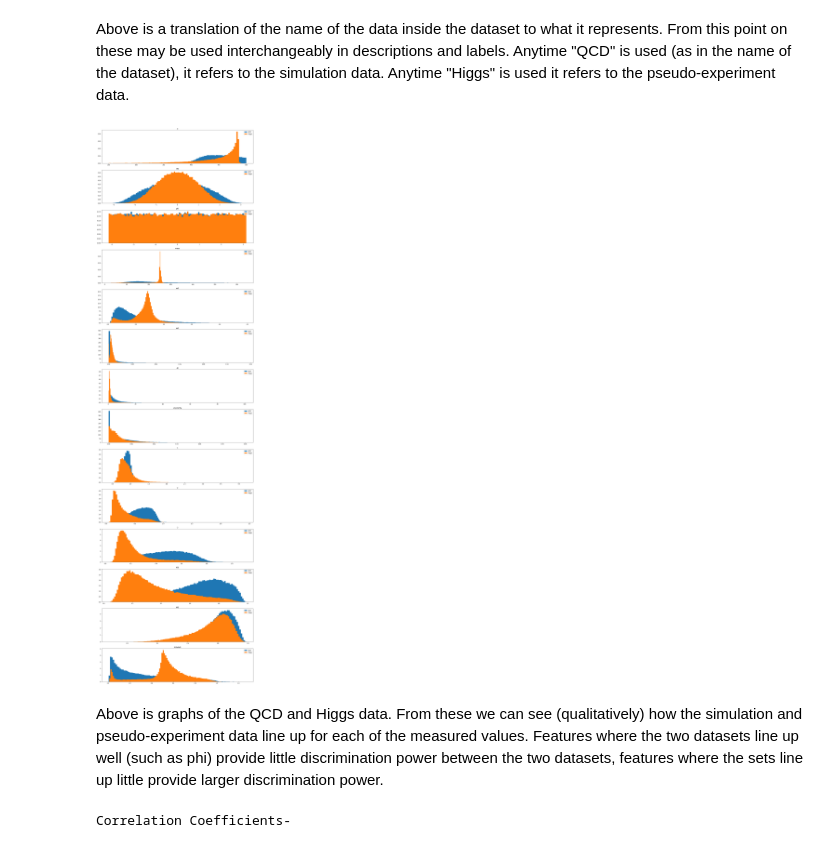
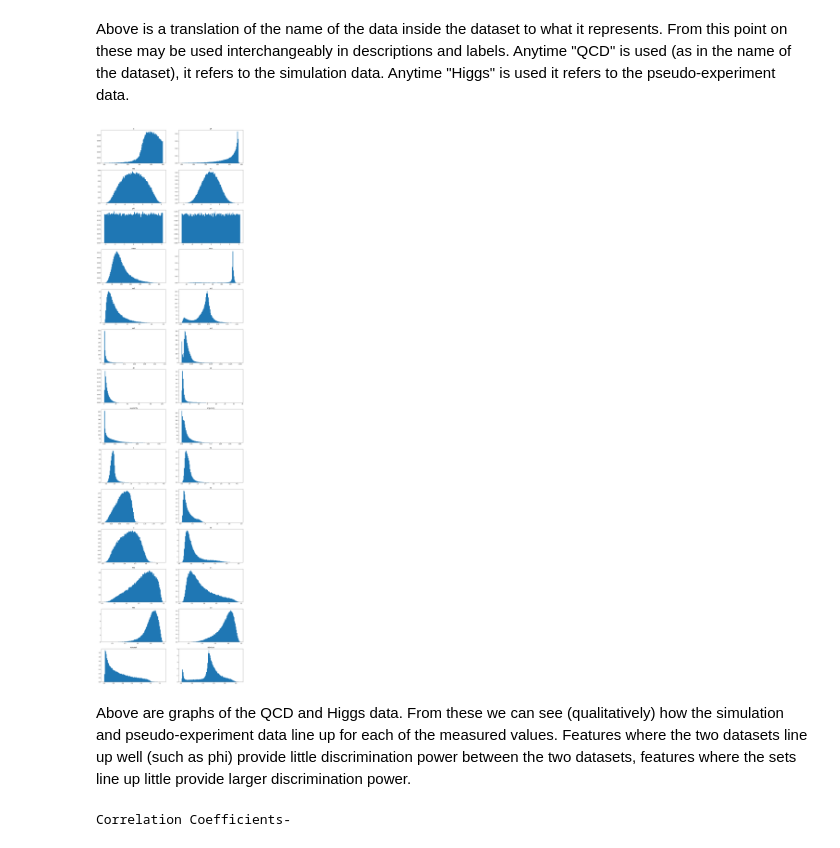
Before and after one commit to jarods00/PHYS434, a Jupyter notebook: Lab 5.ipynb, the cells around one changed output. Drawn from its saved outputs; the diff is of its cells as text; code cells hidden in the pictures.

```diff
--- a/Lab 5.ipynb
+++ b/Lab 5.ipynb
@@ -48,33 +48,33 @@ KtDeltaR = Delta R of two subjets within large-R jet
 # %% [markdown]
 Above is a translation of the name of the data inside the dataset to what it represents. From this point on these may be used interchangeably in descriptions and labels. Anytime "QCD" is used (as in the name of the dataset), it refers to the simulation data. Anytime "Higgs" is used it refers to the pseudo-experiment data.
 # %%
-fig, ax = plt.subplots(14, 1, figsize = (20,75))
+fig, ax = plt.subplots(14, 2, figsize = (20,80))
 
-# First block of code graphs QCD simulation and Higgs pseudo-data on different graphs
+# First block of code graphs QCD simulation and Higgs pseudo-data on different graphs. To use this block make sure subplots is (14, 2).
+i = 0
+for key in qcd:
+    ax[i, 0].hist(qcd[key], density = True, bins = 100)
+    ax[i, 0].set_title(key)
+    i += 1
+
+i = 0
+for key in higgs:
+    ax[i, 1].hist(higgs[key], density = True, bins = 100)
+    ax[i, 1].set_title(key)
+    i = i + 1
+
+# Second block of code graphs QCD simulation and Higgs pseudo-data on the same graph. To use this block make sure subplots is (14, 1).
 # i = 0
 # for key in qcd:
-#     ax[i, 0].hist(qcd[key], density = True, bins = 100)
-#     ax[i, 0].set_title(key)
+#     ax[i].hist(qcd[key], density = True, bins = 100)
+#     ax[i].hist(higgs[key], density = True, bins = 100)
+#     ax[i].set_title(key)
+#     ax[i].legend(["QCD", "Higgs"])
 #     i += 1
-
-# i = 0
-# for key in higgs:
-#     ax[i, 1].hist(higgs[key], density = True, bins = 100)
-#     ax[i, 1].set_title(key)
-#     i = i + 1
-
-# Second block of code graphs QCD simulation and Higgs pseudo-data on the same graph
-i = 0
-for key in qcd:
-    ax[i].hist(qcd[key], density = True, bins = 100)
-    ax[i].hist(higgs[key], density = True, bins = 100)
-    ax[i].set_title(key)
-    ax[i].legend(["QCD", "Higgs"])
-    i += 1
 # %% [output]
-[figure, old version]
+[figure, new version]
 # %% [markdown]
-Above is graphs of the QCD and Higgs data. From these we can see (qualitatively) how the simulation and pseudo-experiment data line up for each of the measured values. Features where the two datasets line up well (such as phi) provide little discrimination power between the two datasets, features where the sets line up little provide larger discrimination power.
+Above are graphs of the QCD and Higgs data. From these we can see (qualitatively) how the simulation and pseudo-experiment data line up for each of the measured values. Features where the two datasets line up well (such as phi) provide little discrimination power between the two datasets, features where the sets line up little provide larger discrimination power.
 # %%
 # fig, ax = plt.subplots(184, 2, figsize = (20,750))
 
```
Also changed, not shown: parts of 3 cells of this notebook.
